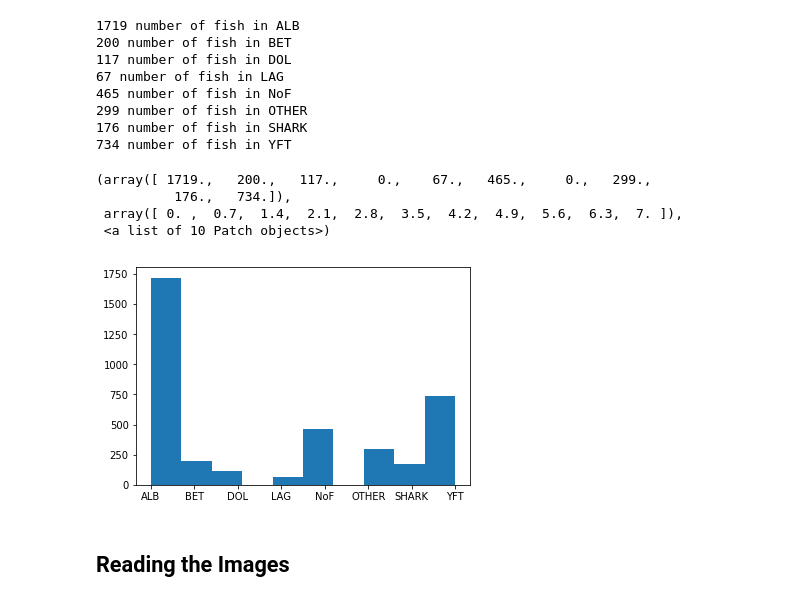
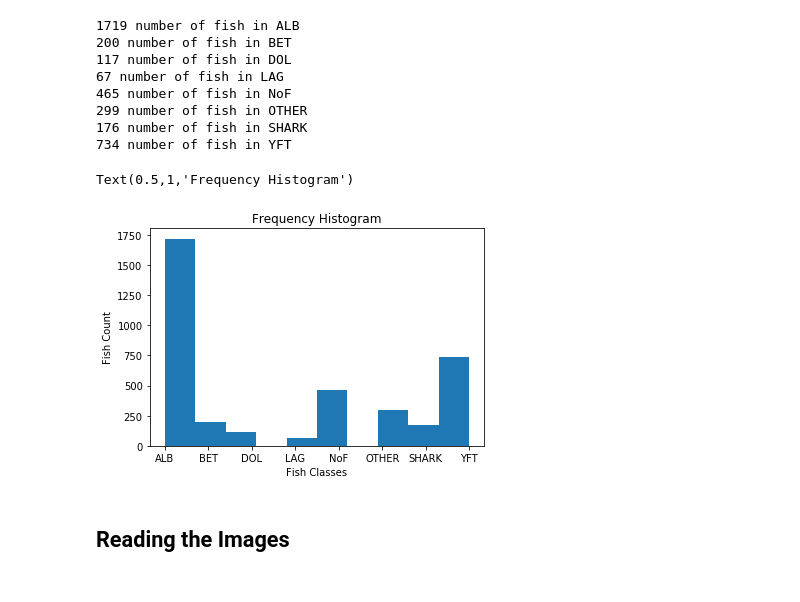
Before and after one commit to haarisjalal/MLND_capstone_project, a Jupyter notebook: CNN_Algorithm_Species.ipynb, the cells around one changed output. Drawn from its saved outputs; the diff is of its cells as text; code cells hidden in the pictures.

```diff
--- a/CNN_Algorithm_Species.ipynb
+++ b/CNN_Algorithm_Species.ipynb
@@ -80,12 +80,12 @@ y_all = np.array(y_all)
 # %%
 # Making a histogram for the analysis
 plt.hist(y_all)
+plt.xlabel('Fish Classes')
+plt.ylabel('Fish Count')
+plt.title('Frequency Histogram')
 # %% [output]
-(array([ 1719.,   200.,   117.,     0.,    67.,   465.,     0.,   299.,
-          176.,   734.]),
- array([ 0. ,  0.7,  1.4,  2.1,  2.8,  3.5,  4.2,  4.9,  5.6,  6.3,  7. ]),
- <a list of 10 Patch objects>)
+Text(0.5,1,'Frequency Histogram')
-[figure, old version]
+[figure, new version]
 # %% [markdown]
 ## Reading the Images
 # %%
```
Also changed, not shown: parts of 10 cells of this notebook, 3 other files.
